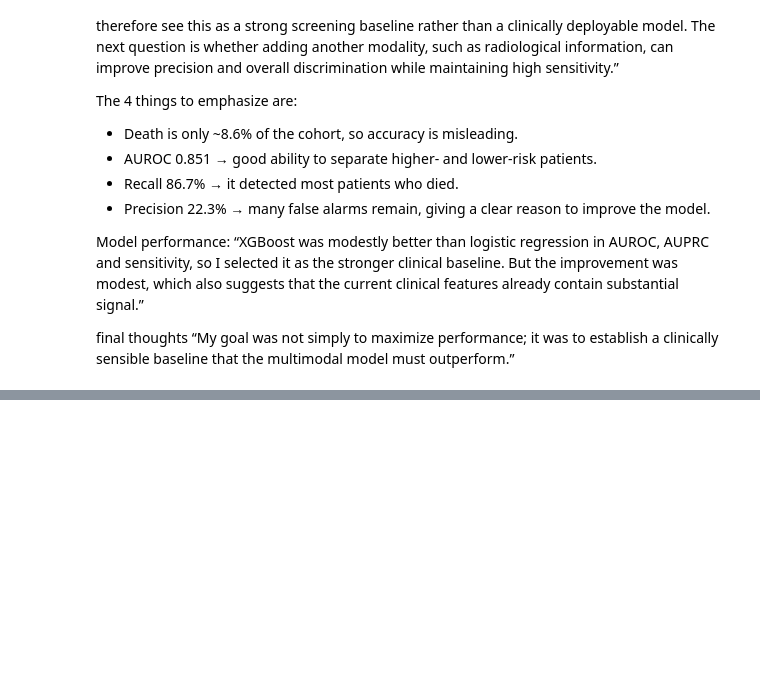
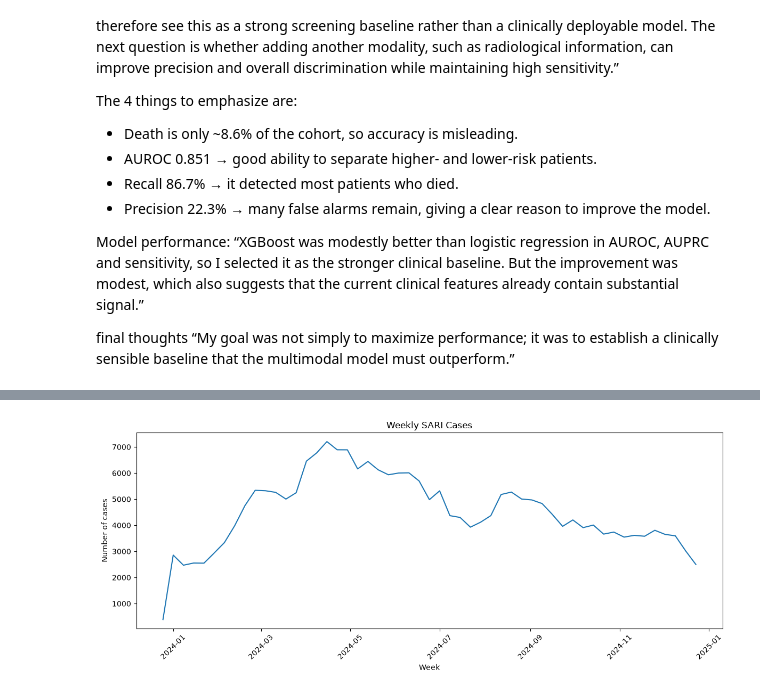
Before and after one commit to JohnsonNithin/Episentinel-SARI-AI, a Jupyter notebook: notebooks/01_data_understanding.ipynb, the cells around one changed output, grey strips where cells are left out. Saved outputs shown, nothing was run; the diff lists cells and outputs as text; code cells hidden in the pictures; blank space fills up the shorter version.

Commit message:
Add clinical baseline models and evaluation

```diff
--- a/notebooks/01_data_understanding.ipynb
+++ b/notebooks/01_data_understanding.ipynb
@@ -1009,0 +1185,5 @@ final thoughts
+# %%
+df_model["male"] = df_model["CS_SEXO"].map({
+    "M": 1,
+    "F": 0
+})
@@ -1009,0 +1831,6 @@ final thoughts
+# %%
+df_model["DT_SIN_PRI_dt"] = pd.to_datetime(
+    df_model["DT_SIN_PRI"],
+    dayfirst=True,
+    errors="coerce"
+)
@@ -1009,0 +1848,15 @@ final thoughts
+# %%
+df_model["week"] = (
+    df_model["DT_SIN_PRI_dt"]
+    .dt.to_period("W")
+    .apply(lambda x: x.start_time)
+)
+# %%
+weekly_cases = (
+    df_model
+    .groupby("week")
+    .size()
+    .reset_index(name="cases")
+)
+
+weekly_cases.head()
@@ -1009,0 +1870,18 @@ final thoughts
+# %%
+plt.figure(figsize=(12, 5))
+
+plt.plot(
+    weekly_cases["week"],
+    weekly_cases["cases"]
+)
+
+plt.title("Weekly SARI Cases")
+plt.xlabel("Week")
+plt.ylabel("Number of cases")
+
+plt.xticks(rotation=45)
+plt.tight_layout()
+
+plt.show()
+# %% [output]
+[figure, added]
```
Also changed, not shown: parts of 57 cells of this notebook, 3 other files.
